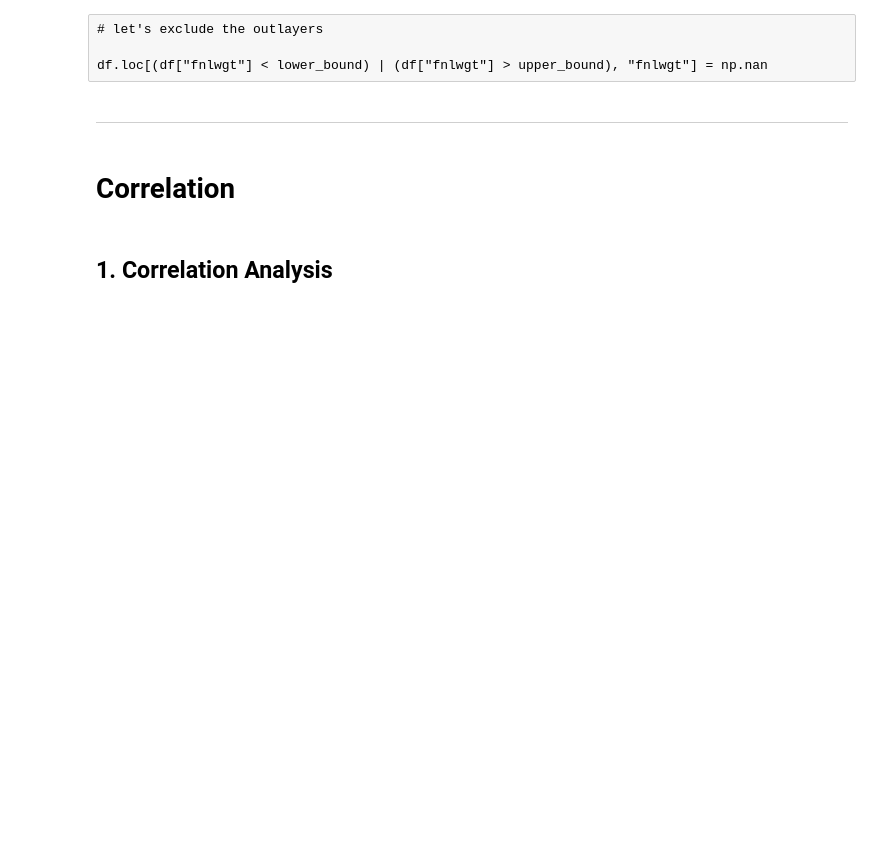
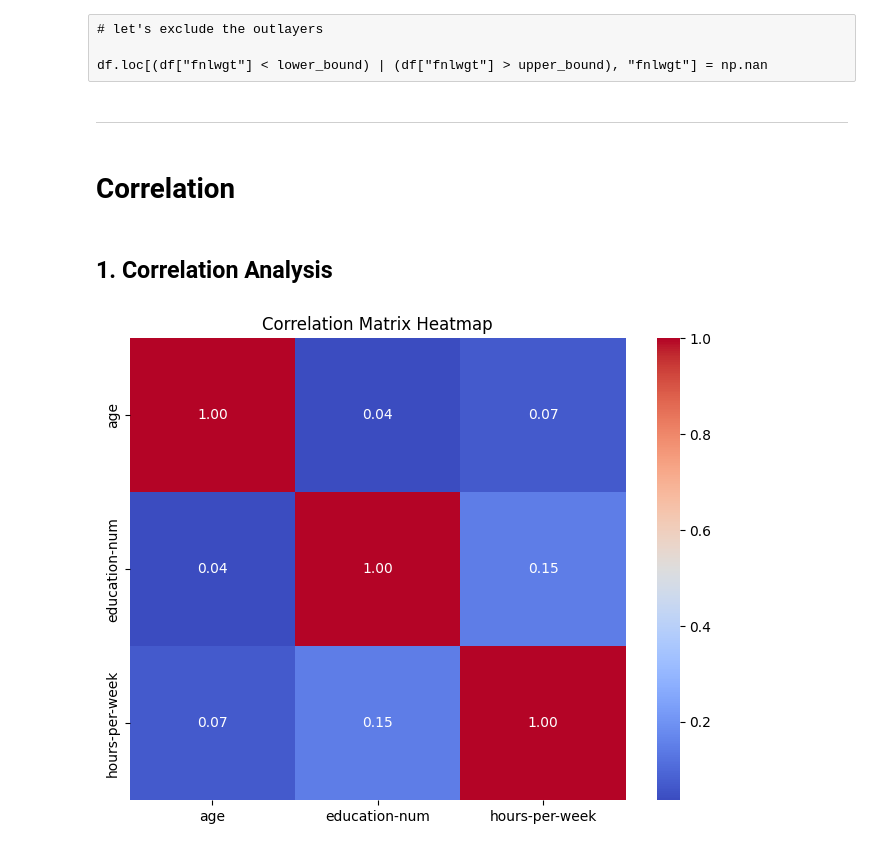
Before and after one commit to omar-bay/AAI614_Baayoun, a Jupyter notebook: week 4/project 1/Project_1-census_income.ipynb, the cells around one changed output. Cells and saved outputs as stored; diff of their text form; code cells hidden in the pictures; blank space fills up the shorter version.

```diff
--- a/week 4/project 1/Project_1-census_income.ipynb
+++ b/week 4/project 1/Project_1-census_income.ipynb
@@ -351,3 +351,15 @@ df.loc[(df["fnlwgt"] < lower_bound) | (df["fnlwgt"] > upper_bound), "fnlwgt"] =
 # Correlation
 # %% [markdown]
 ## 1. Correlation Analysis
+# %%
+columns_to_analyze = ["age", "education-num", "hours-per-week"]
+# %%
+# compute correlation matrix
+correlation_matrix = df[columns_to_analyze].corr()
+# visualize as heatmap
+plt.figure(figsize=(8, 6))
+sns.heatmap(correlation_matrix, annot=True, cmap="coolwarm", fmt=".2f", cbar=True)
+plt.title("Correlation Matrix Heatmap")
+plt.show()
+# %% [output]
+[figure, added]
```
Also changed, not shown: parts of 13 cells of this notebook, 1 other file.
